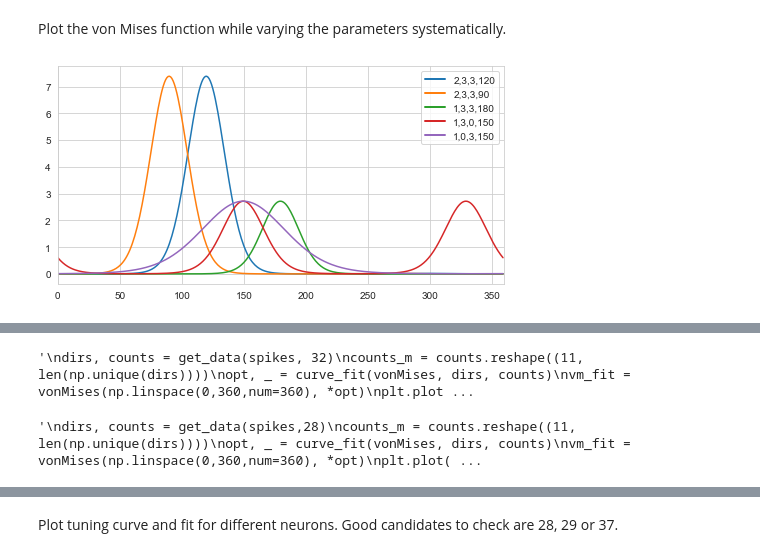
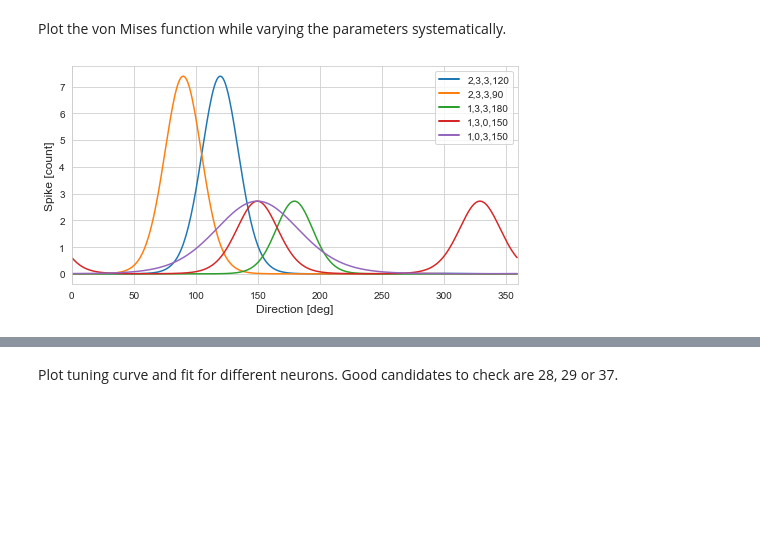
Before and after one commit to mdittschar/NDS, a Jupyter notebook: CodingLab5.ipynb, the cells around one changed output, grey strips where cells are left out. Saved outputs shown, nothing was run; the diff lists cells and outputs as text; code cells hidden in the pictures; blank space fills up the shorter version.

Commit message:
Plots

```diff
--- a/CodingLab5.ipynb
+++ b/CodingLab5.ipynb
@@ -329,44 +341,35 @@ Plot the von Mises function while varying the parameters systematically.
 from matplotlib.lines import Line2D
 custom_lines = [Line2D([0], [0], color="tab:blue", lw=2),
                 Line2D([0], [0], color="tab:orange", lw=2),
                 Line2D([0], [0], color="tab:green", lw=2),
                 Line2D([0], [0], color="tab:red", lw=2),
                 Line2D([0], [0], color="tab:purple", lw=2)]
 
 vm_1 = vonMises(np.linspace(0,360,num=360),2,3,3,120)
 vm_2 = vonMises(np.linspace(0,360,num=360),2,3,3,90)
 vm_3 = vonMises(np.linspace(0,360,num=360),1,3,3,180)
 vm_4 = vonMises(np.linspace(0,360,num=360),1,3,0,150)
 vm_5 = vonMises(np.linspace(0,360,num=360),1,0,3,150)
 fig, ax = plt.subplots(nrows= 1, ncols=1, figsize= (8,4))
 ax.plot(vm_1)
 ax.plot(vm_2)
 ax.plot(vm_3)
 ax.plot(vm_4)
 ax.plot(vm_5)
 ax.set_xlim(0,360)
 ax.legend(custom_lines, ['2,3,3,120', '2,3,3,90', '1,3,3,180', '1,3,0,150', '1,0,3,150'])
-
+ax.set_xlabel('Direction [deg]', fontsize= 12)
+ax.set_ylabel('Spike [count]', fontsize= 12)
 
 
 # alpha is the height of the peak, it is e**alpha large
 # phi is the location of the mean
 # kappa is the concentration around phi
 # v is a second distribution with concentration around phi
 
 
 plt.show()
 # %% [output]
-[figure, old version]
+[figure, new version]
 # %% [markdown]
 ![fig_cl5_t3_0](embedded-picture-1)
-# %%
-'''
-dirs, counts = get_data(spikes, 32)
-counts_m = counts.reshape((11, len(np.unique(dirs))))
-opt, _ = curve_fit(vonMises, dirs, counts)
-vm_fit = vonMises(np.linspace(0,360,num=360), *opt)
-plt.plot(vm_fit)
-'''
-# %% [output]
-'\ndirs, counts = get_data(spikes, 32)\ncounts_m = counts.reshape((11, len(np.unique(dirs))))\nopt, _ = curve_fit(vonMises, dirs, counts)\nvm_fit = vonMises(np.linspace(0,360,num=360), *opt)\nplt.plot ...
@@ -377,13 +375,0 @@ plt.plot(vm_fit)
-# %%
-'''
-dirs, counts = get_data(spikes,28)
-counts_m = counts.reshape((11, len(np.unique(dirs))))
-opt, _ = curve_fit(vonMises, dirs, counts)
-vm_fit = vonMises(np.linspace(0,360,num=360), *opt)
-plt.plot(vm_fit)
-
-plt.scatter(dirs, counts)
-print("Counts: ", counts)
-'''
-# %% [output]
-'\ndirs, counts = get_data(spikes,28)\ncounts_m = counts.reshape((11, len(np.unique(dirs))))\nopt, _ = curve_fit(vonMises, dirs, counts)\nvm_fit = vonMises(np.linspace(0,360,num=360), *opt)\nplt.plot( ...
```
Also changed, not shown: parts of 12 cells of this notebook.
